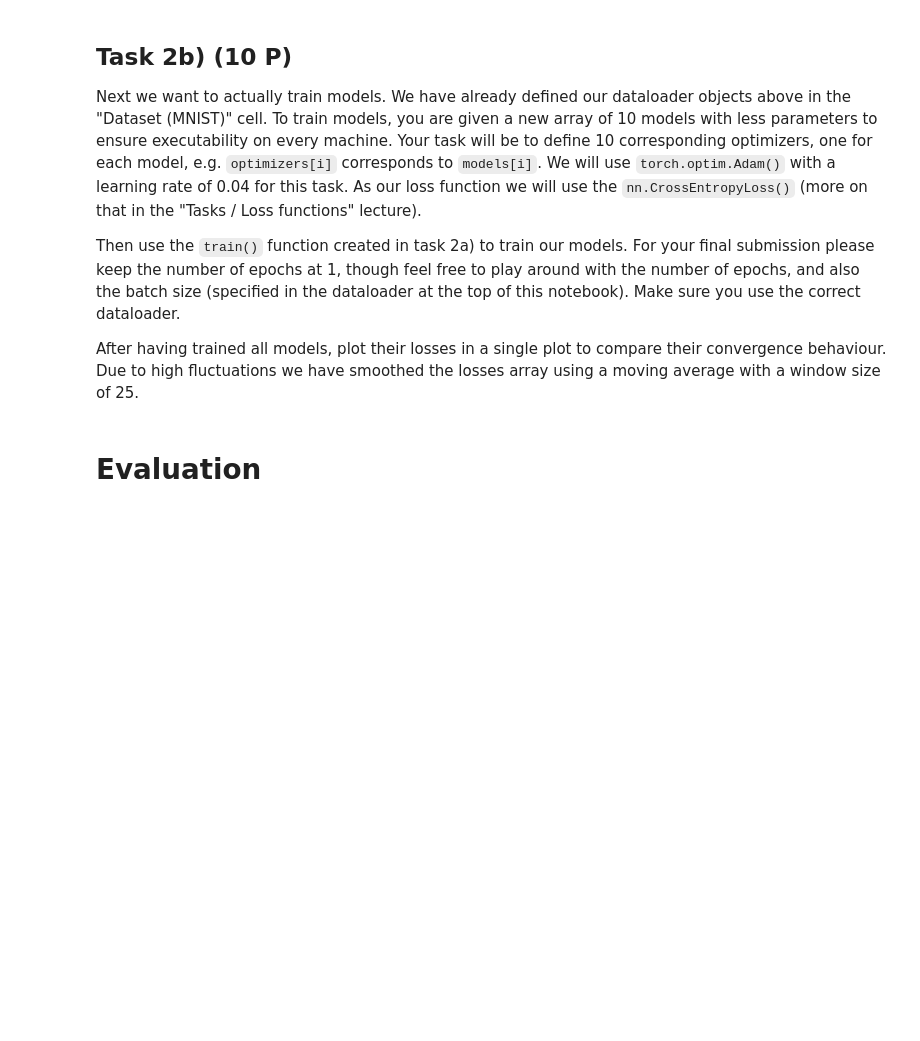
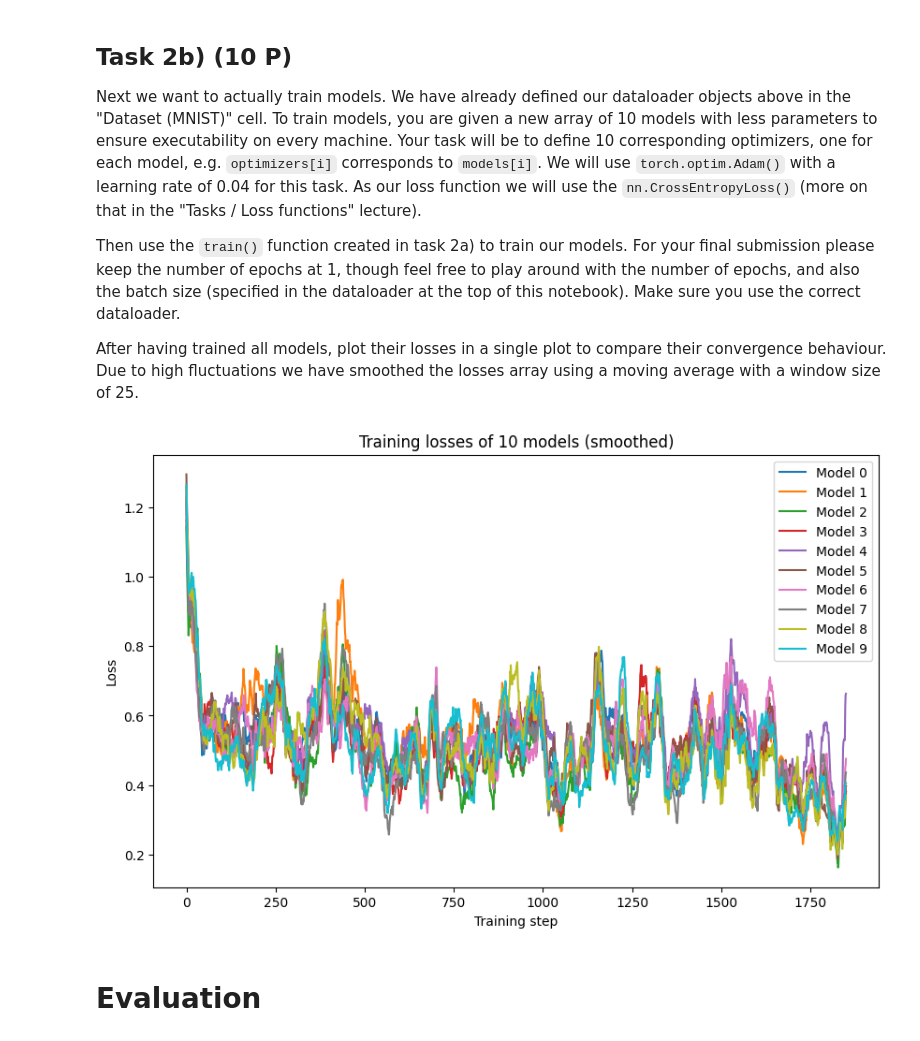
Before and after one commit to qingyun-tuberlin/Deep_Learning_I_II, a Jupyter notebook: Ex4_Optimization2/Ex4_Optimization2.ipynb, the cells around one changed output. Cells and saved outputs as stored; diff of their text form; code cells hidden in the pictures; blank space fills up the shorter version.

```diff
--- a/Ex4_Optimization2/Ex4_Optimization2.ipynb
+++ b/Ex4_Optimization2/Ex4_Optimization2.ipynb
@@ -263,18 +342,48 @@ Next we want to actually train models. We have already defined our dataloader ob
 Then use the `train()` function created in task 2a) to train our models. For your final submission please keep the number of epochs at 1, though feel free to play around with the number of epochs, and also the batch size (specified in the dataloader at the top of this notebook). Make sure you use the correct dataloader.
 
 After having trained all models, plot their losses in a single plot to compare their convergence behaviour. Due to high fluctuations we have smoothed the losses array using a moving average with a window size of 25.
-# %%
-loss_fn = nn.CrossEntropyLoss()
-
-models = [SimpleMLP(dims=[28 * 28, 32, 10]) for _ in range(10)]
-
-# --------------------------------------------------
-# TODO: Replace by your code
-# --------------------------------------------------
-optimizers = solution_2b_optimizers(models)
-
-solution_2b_train(train, models, optimizers, loss_fn, n_epochs=1)
-# --------------------------------------------------
+# %%
+import numpy as np
+import matplotlib.pyplot as plt
+
+loss_fn = nn.CrossEntropyLoss()
+
+models = [SimpleMLP(dims=[28 * 28, 32, 10]) for _ in range(10)]
+optimizers = [torch.optim.Adam(model.parameters(), lr=0.04) for model in models]
+
+all_losses = []
+
+for i in range(10):
+    losses = train(models[i], train_loader, optimizers[i], loss_fn, n_epochs=1)
+    all_losses.append(losses)
+
+def moving_average(x, window_size=25):
+    return np.convolve(x, np.ones(window_size) / window_size, mode='valid')
+
+plt.figure(figsize=(10, 6))
+
+for i, losses in enumerate(all_losses):
+    if len(losses) >= 25:
+        smoothed_losses = moving_average(losses, window_size=25)
+        plt.plot(smoothed_losses, label=f"Model {i}")
+    else:
+        plt.plot(losses, label=f"Model {i}")
+
+plt.xlabel("Training step")
+plt.ylabel("Loss")
+plt.title("Training losses of 10 models (smoothed)")
+plt.legend()
+plt.show()
+
+# --------------------------------------------------
+# TODO: Replace by your code
+# --------------------------------------------------
+#optimizers = solution_2b_optimizers(models)
+
+#solution_2b_train(train, models, optimizers, loss_fn, n_epochs=1)
+# --------------------------------------------------
+# %% [output]
+[figure, added]
 # %% [markdown]
 # Evaluation
 # %% [markdown]
```
Also changed, not shown: parts of 7 cells of this notebook, 13 other files.
